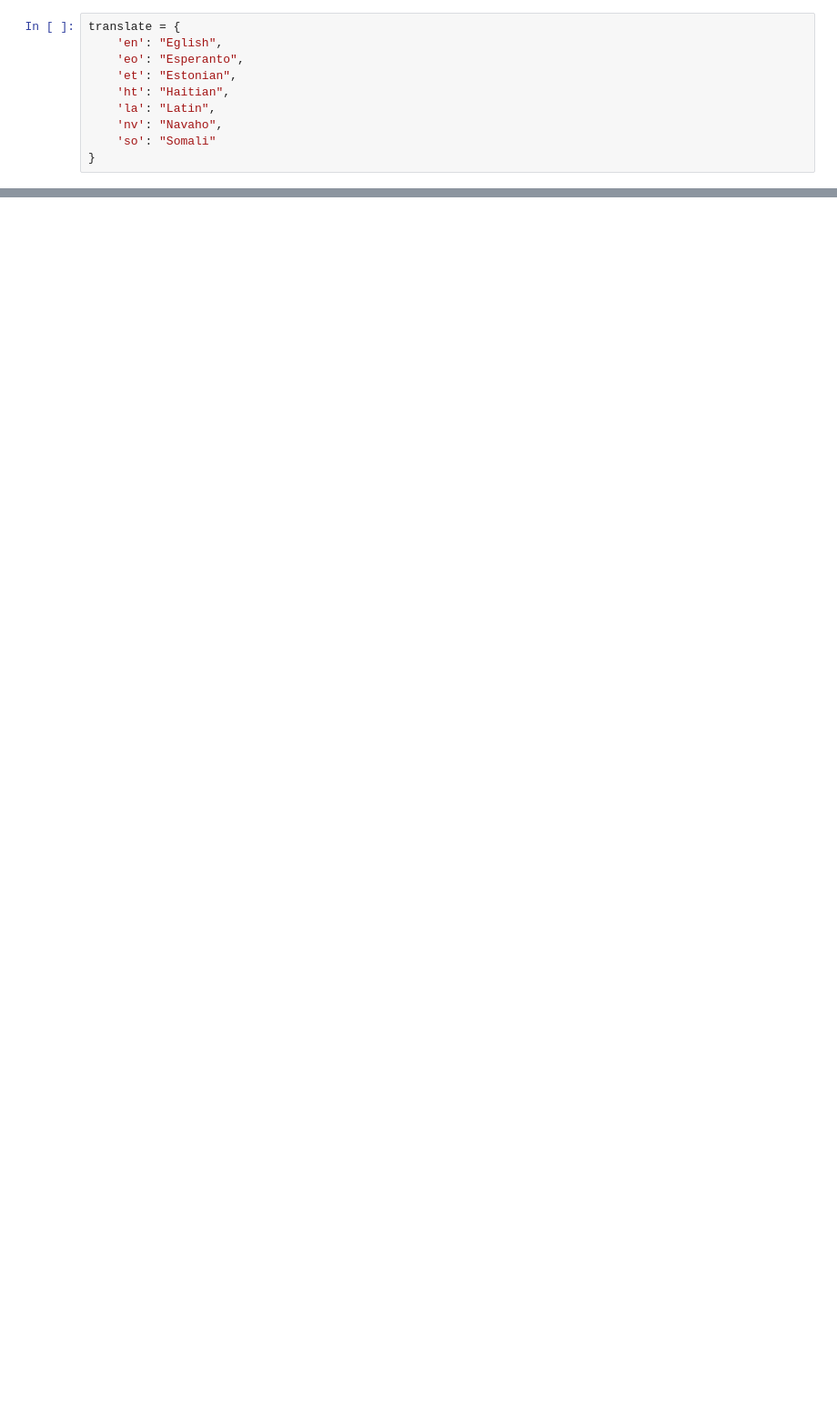
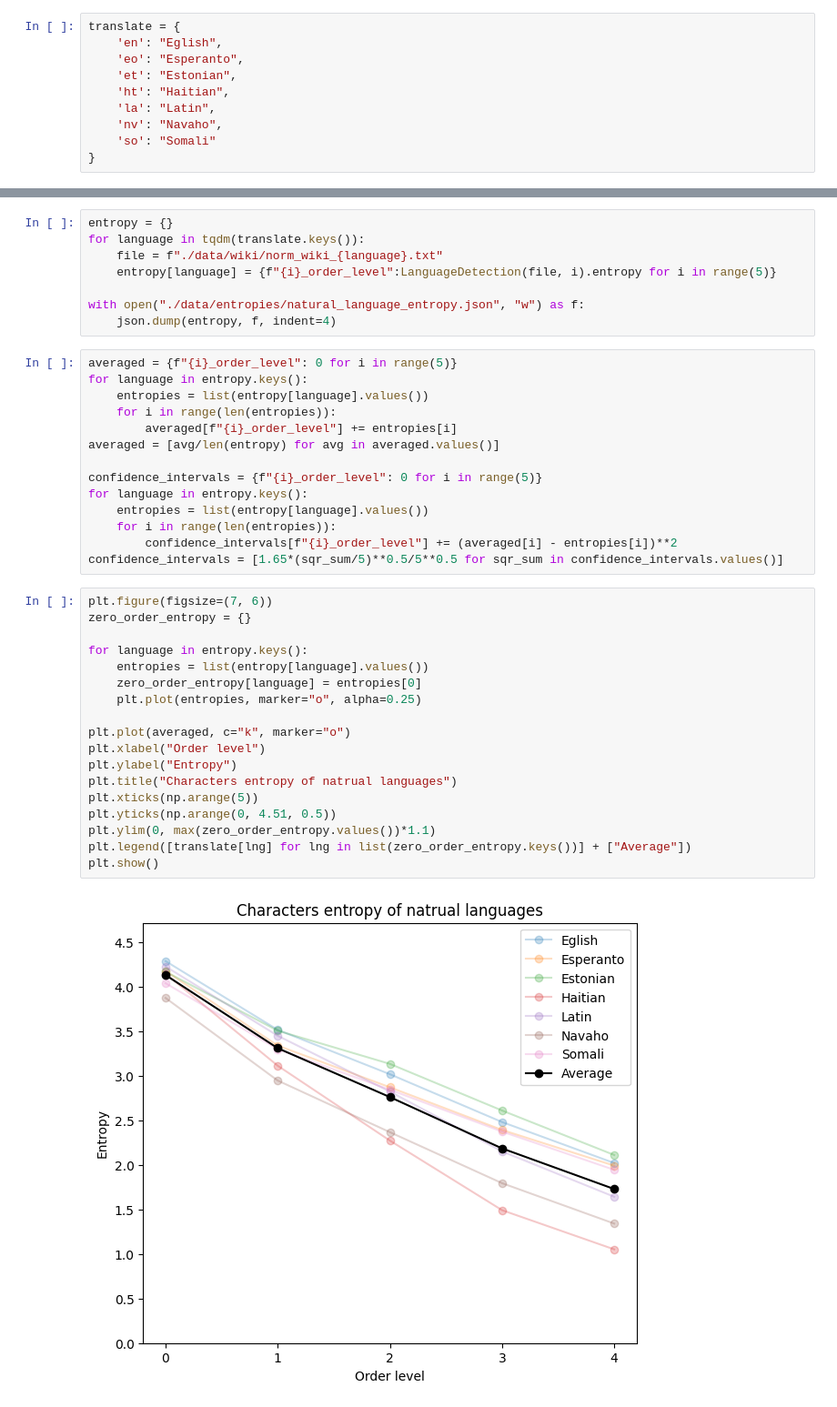
Before and after one commit to Skamlo/Information-Theory, a Jupyter notebook: Lab 4/lab4.ipynb, the cells around one changed output, grey strips where cells are left out. Shown at 91% size. Drawn from its saved outputs; the diff is of its cells as text; blank space fills up the shorter version.

```diff
--- a/Lab 4/lab4.ipynb
+++ b/Lab 4/lab4.ipynb
@@ -137,0 +144,42 @@ Samples `sample0`, `sample1`, `sample2`, `sample3`, `sample5` can be real langua
+# %%
+entropy = {}
+for language in tqdm(translate.keys()):
+    file = f"./data/wiki/norm_wiki_{language}.txt"
+    entropy[language] = {f"{i}_order_level":LanguageDetection(file, i).entropy for i in range(5)}
+
+with open("./data/entropies/natural_language_entropy.json", "w") as f:
+    json.dump(entropy, f, indent=4)
+# %%
+averaged = {f"{i}_order_level": 0 for i in range(5)}
+for language in entropy.keys():
+    entropies = list(entropy[language].values())
+    for i in range(len(entropies)):
+        averaged[f"{i}_order_level"] += entropies[i]
+averaged = [avg/len(entropy) for avg in averaged.values()]
+
+confidence_intervals = {f"{i}_order_level": 0 for i in range(5)}
+for language in entropy.keys():
+    entropies = list(entropy[language].values())
+    for i in range(len(entropies)):
+        confidence_intervals[f"{i}_order_level"] += (averaged[i] - entropies[i])**2
+confidence_intervals = [1.65*(sqr_sum/5)**0.5/5**0.5 for sqr_sum in confidence_intervals.values()]
+# %%
+plt.figure(figsize=(7, 6))
+zero_order_entropy = {}
+
+for language in entropy.keys():
+    entropies = list(entropy[language].values())
+    zero_order_entropy[language] = entropies[0]
+    plt.plot(entropies, marker="o", alpha=0.25)
+
+plt.plot(averaged, c="k", marker="o")
+plt.xlabel("Order level")
+plt.ylabel("Entropy")
+plt.title("Characters entropy of natrual languages")
+plt.xticks(np.arange(5))
+plt.yticks(np.arange(0, 4.51, 0.5))
+plt.ylim(0, max(zero_order_entropy.values())*1.1)
+plt.legend([translate[lng] for lng in list(zero_order_entropy.keys())] + ["Average"])
+plt.show()
+# %% [output]
+[figure, added]
```
Also changed, not shown: parts of 21 cells of this notebook, 4 other files.
